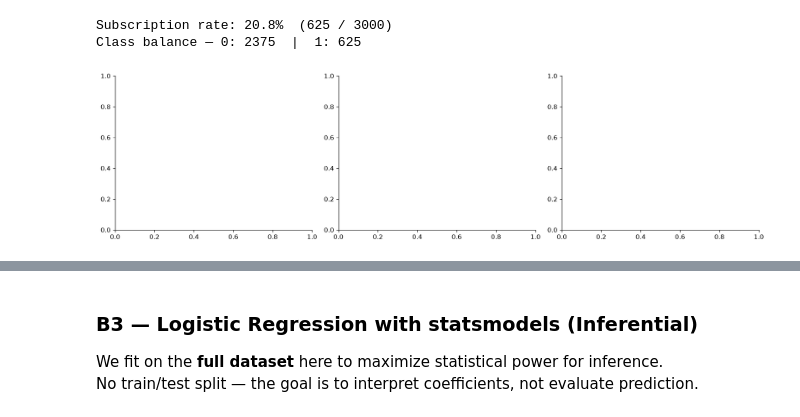
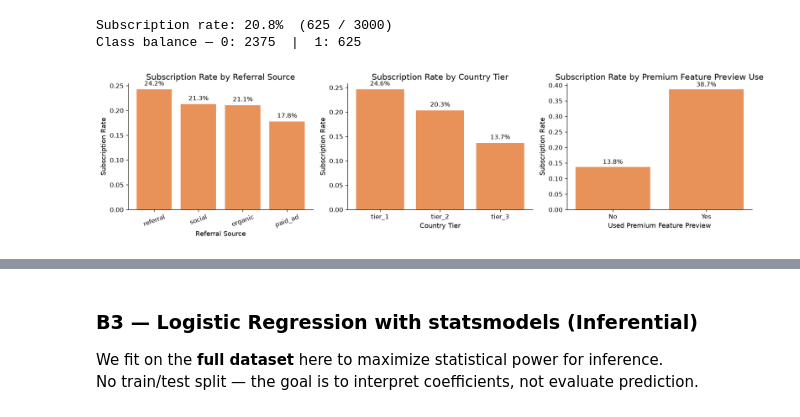
Before and after one commit to MarcusC2003/IAT461-Assignment02, a Jupyter notebook: IAT461_A2_Scaffold_empty.ipynb, the cells around one changed output, grey strips where cells are left out. Saved outputs shown, nothing was run; the diff lists cells and outputs as text; code cells hidden in the pictures.

```diff
--- a/IAT461_A2_Scaffold_empty.ipynb
+++ b/IAT461_A2_Scaffold_empty.ipynb
@@ -714,11 +714,10 @@ device_dummies2 = pd.get_dummies(df_sub['device_type'], prefix='device', drop_fi
 referral_dummies = pd.get_dummies(df_sub['referral_source'], prefix='ref', drop_first=True)
 
 # 7. Encode country_tier — ordinal or one-hot (justify below)
-# Option A (ordinal): df_sub['country_tier_enc'] = df_sub['country_tier'].map({'tier_1':1,'tier_2':2,'tier_3':3})
-# Option B (one-hot): pd.get_dummies(...)
+df_sub['country_tier_enc'] = df_sub['country_tier'].map({'tier_1': 1, 'tier_2': 2, 'tier_3': 3})
+
 
 # 8. Assemble final feature matrix
-
 drop_cols = ['user_id', 'signup_date', 'first_session_date',
              'device_type', 'referral_source', 'country_tier', 'subscribed']
 X_sub = pd.concat([
@@ -729,7 +728,7 @@ X_sub = pd.concat([
 y_sub = df_sub['subscribed']
 
 # Confirm
-print(f"Any inf: {np.isinf(X_sub.values).any()}")
+print(f"Any inf: {np.isinf(X_sub.astype(float).values).any()}")
 print(f"Any NaN: {X_sub.isnull().any().any()}")
 print(f"Feature matrix shape: {X_sub.shape}")
 X_sub.head(3)
@@ -754,28 +766,49 @@ Class balance — 0: 2375  |  1: 625
 # %%
 # YOUR CODE HERE
 # Visualize subscription rates across at least 3 features
 # Suggestions:
 #   - Bar chart: subscription rate by referral_source
 #   - Bar chart: subscription rate by country_tier
 #   - Boxplot: exports_30d distribution by subscribed (0 vs 1)
 #   - Bar chart: subscription rate by used_premium_feature_preview
 #   - Any other feature you find interesting
 
 fig, axes = plt.subplots(1, 3, figsize=(15, 4))
 
-# Plot 1 — YOUR CODE
-# axes[0]: ...
+# Plot 1 — subscription rate by referral_source
+sub_by_ref = df_sub.groupby('referral_source')['subscribed'].mean().sort_values(ascending=False)
+axes[0].bar(sub_by_ref.index, sub_by_ref.values, color=ACCENT)
+axes[0].set_title('Subscription Rate by Referral Source')
+axes[0].set_xlabel('Referral Source')
+axes[0].set_ylabel('Subscription Rate')
+axes[0].tick_params(axis='x', rotation=20)
 
-# Plot 2 — YOUR CODE
-# axes[1]: ...
+# Plot 2 — subscription rate by country_tier
+sub_by_tier = df_sub.groupby('country_tier')['subscribed'].mean().sort_index()
+axes[1].bar(sub_by_tier.index, sub_by_tier.values, color=ACCENT)
+axes[1].set_title('Subscription Rate by Country Tier')
+axes[1].set_xlabel('Country Tier')
+axes[1].set_ylabel('Subscription Rate')
 
-# Plot 3 — YOUR CODE
-# axes[2]: ...
+# Plot 3 — subscription rate by used_premium_feature_preview
+sub_by_premium = df_sub.groupby('used_premium_feature_preview')['subscribed'].mean()
+labels = ['No' if k == 0 else 'Yes' for k in sub_by_premium.index]
+axes[2].bar(labels, sub_by_premium.values, color=ACCENT)
+axes[2].set_title('Subscription Rate by Premium Feature Preview Use')
+axes[2].set_xlabel('Used Premium Feature Preview')
+axes[2].set_ylabel('Subscription Rate')
+
+for ax in axes:
+    for bar in ax.patches:
+        ax.text(bar.get_x() + bar.get_width() / 2,
+                bar.get_height() + 0.005,
+                f'{bar.get_height():.1%}',
+                ha='center', va='bottom', fontsize=10)
 
 plt.tight_layout()
 plt.show()
 # %% [output]
-[figure, old version]
+[figure, new version]
 # %%
 # YOUR CODE HERE
 # Correlation matrix of numeric features (exclude user_id and binary outcome)
```
Also changed, not shown: parts of 6 cells of this notebook.
